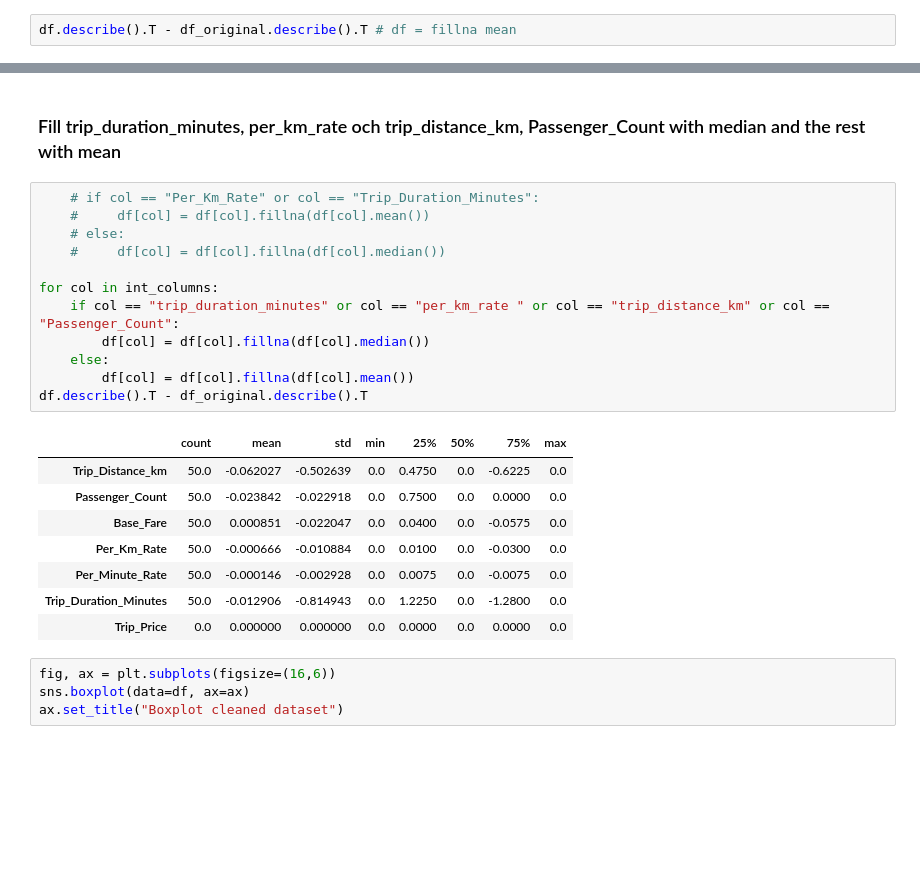
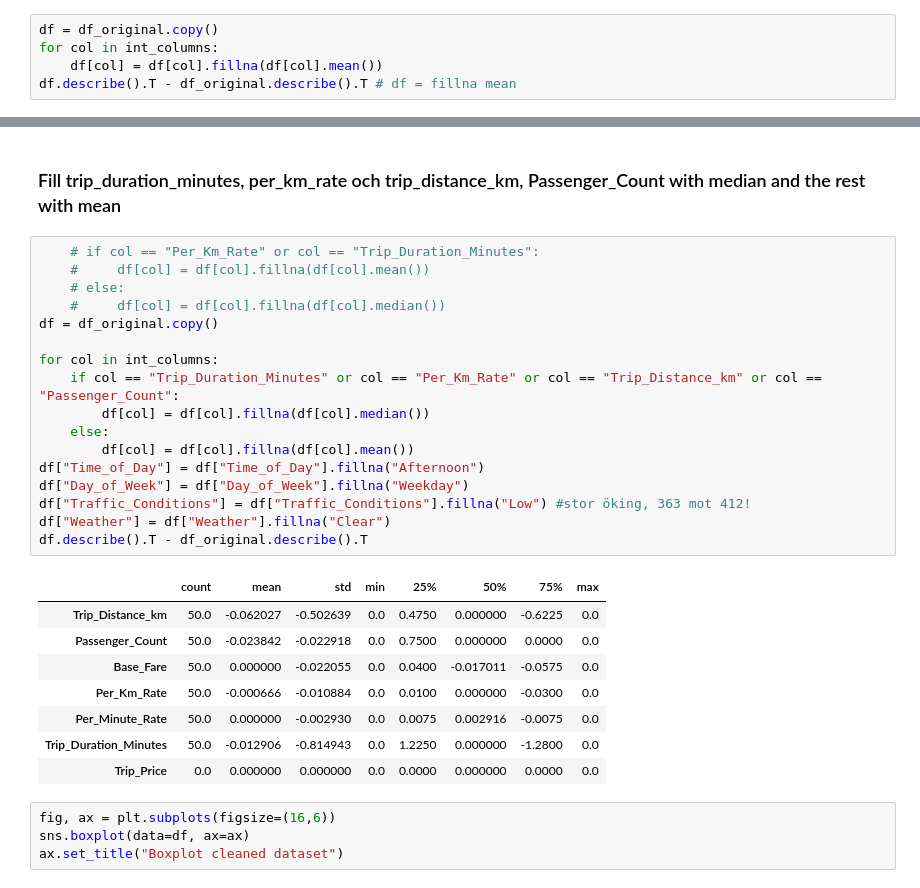
Before and after one commit to Natali-Dev/taxi-prediction-fullstack-Natali, a Jupyter notebook: exploration/eda_cleaning.ipynb, the cells around one changed output, grey strips where cells are left out. Saved outputs shown, nothing was run; the diff lists cells and outputs as text; blank space fills up the shorter version.

```diff
--- a/exploration/eda_cleaning.ipynb
+++ b/exploration/eda_cleaning.ipynb
@@ -132,6 +139,9 @@ df.describe().T - df_original.describe().T # df fillna meadian
 | Trip_Duration_Minutes | 50.0 | -0.012906 | -0.814943 | 0.0 | 1.2250 | 0.0 | -1.2800 | 0.0 |
 | Trip_Price | 0.0 | 0.000000 | 0.000000 | 0.0 | 0.0000 | 0.0 | 0.0000 | 0.0 |
 # %%
+df = df_original.copy()
+for col in int_columns:
+    df[col] = df[col].fillna(df[col].mean())
 df.describe().T - df_original.describe().T # df = fillna mean
 # %% [output]
 |  | count | mean | std | min | 25% | 50% | 75% | max |
@@ -147,24 +157,29 @@ df.describe().T - df_original.describe().T # df = fillna mean
 # %%
     # if col == "Per_Km_Rate" or col == "Trip_Duration_Minutes":
     #     df[col] = df[col].fillna(df[col].mean())
     # else:
     #     df[col] = df[col].fillna(df[col].median())
+df = df_original.copy()
 
 for col in int_columns:
-    if col == "trip_duration_minutes" or col == "per_km_rate " or col == "trip_distance_km" or col == "Passenger_Count":
+    if col == "Trip_Duration_Minutes" or col == "Per_Km_Rate" or col == "Trip_Distance_km" or col == "Passenger_Count":
         df[col] = df[col].fillna(df[col].median())
     else:
         df[col] = df[col].fillna(df[col].mean())
+df["Time_of_Day"] = df["Time_of_Day"].fillna("Afternoon")
+df["Day_of_Week"] = df["Day_of_Week"].fillna("Weekday")
+df["Traffic_Conditions"] = df["Traffic_Conditions"].fillna("Low") #stor öking, 363 mot 412!
+df["Weather"] = df["Weather"].fillna("Clear")
 df.describe().T - df_original.describe().T
 # %% [output]
 |  | count | mean | std | min | 25% | 50% | 75% | max |
-| Trip_Distance_km | 50.0 | -0.062027 | -0.502639 | 0.0 | 0.4750 | 0.0 | -0.6225 | 0.0 |
-| Passenger_Count | 50.0 | -0.023842 | -0.022918 | 0.0 | 0.7500 | 0.0 | 0.0000 | 0.0 |
-| Base_Fare | 50.0 | 0.000851 | -0.022047 | 0.0 | 0.0400 | 0.0 | -0.0575 | 0.0 |
-| Per_Km_Rate | 50.0 | -0.000666 | -0.010884 | 0.0 | 0.0100 | 0.0 | -0.0300 | 0.0 |
-| Per_Minute_Rate | 50.0 | -0.000146 | -0.002928 | 0.0 | 0.0075 | 0.0 | -0.0075 | 0.0 |
-| Trip_Duration_Minutes | 50.0 | -0.012906 | -0.814943 | 0.0 | 1.2250 | 0.0 | -1.2800 | 0.0 |
-| Trip_Price | 0.0 | 0.000000 | 0.000000 | 0.0 | 0.0000 | 0.0 | 0.0000 | 0.0 |
+| Trip_Distance_km | 50.0 | -0.062027 | -0.502639 | 0.0 | 0.4750 | 0.000000 | -0.6225 | 0.0 |
+| Passenger_Count | 50.0 | -0.023842 | -0.022918 | 0.0 | 0.7500 | 0.000000 | 0.0000 | 0.0 |
+| Base_Fare | 50.0 | 0.000000 | -0.022055 | 0.0 | 0.0400 | -0.017011 | -0.0575 | 0.0 |
+| Per_Km_Rate | 50.0 | -0.000666 | -0.010884 | 0.0 | 0.0100 | 0.000000 | -0.0300 | 0.0 |
+| Per_Minute_Rate | 50.0 | 0.000000 | -0.002930 | 0.0 | 0.0075 | 0.002916 | -0.0075 | 0.0 |
+| Trip_Duration_Minutes | 50.0 | -0.012906 | -0.814943 | 0.0 | 1.2250 | 0.000000 | -1.2800 | 0.0 |
+| Trip_Price | 0.0 | 0.000000 | 0.000000 | 0.0 | 0.0000 | 0.000000 | 0.0000 | 0.0 |
 # %%
 fig, ax = plt.subplots(figsize=(16,6))
 sns.boxplot(data=df, ax=ax)
```
Also changed, not shown: parts of 17 cells of this notebook, 2 other files.
